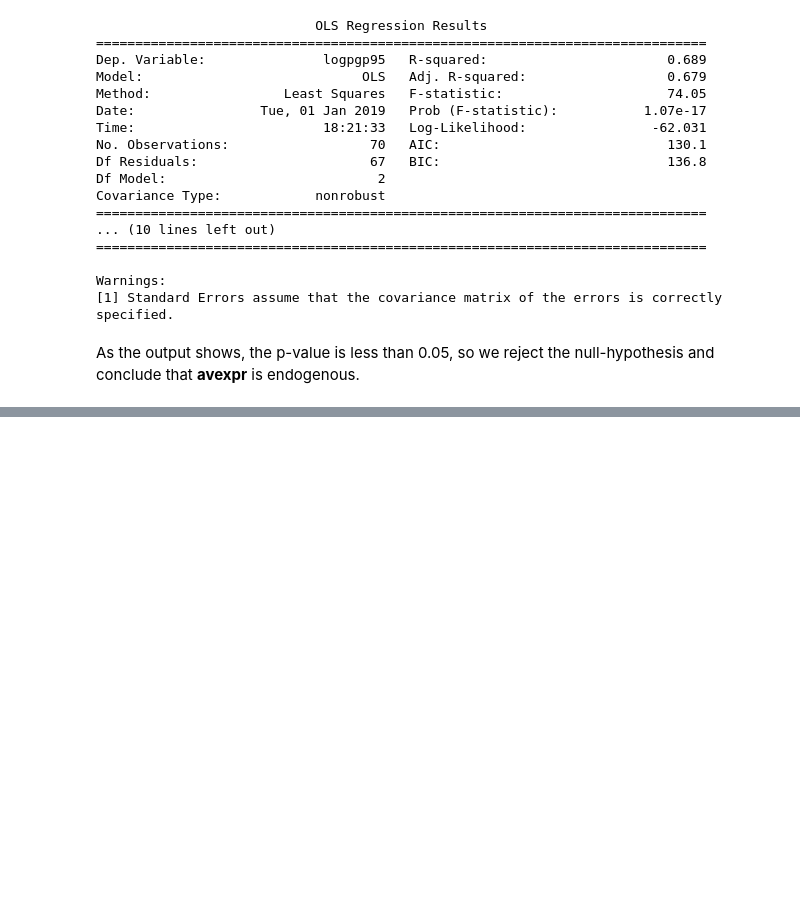
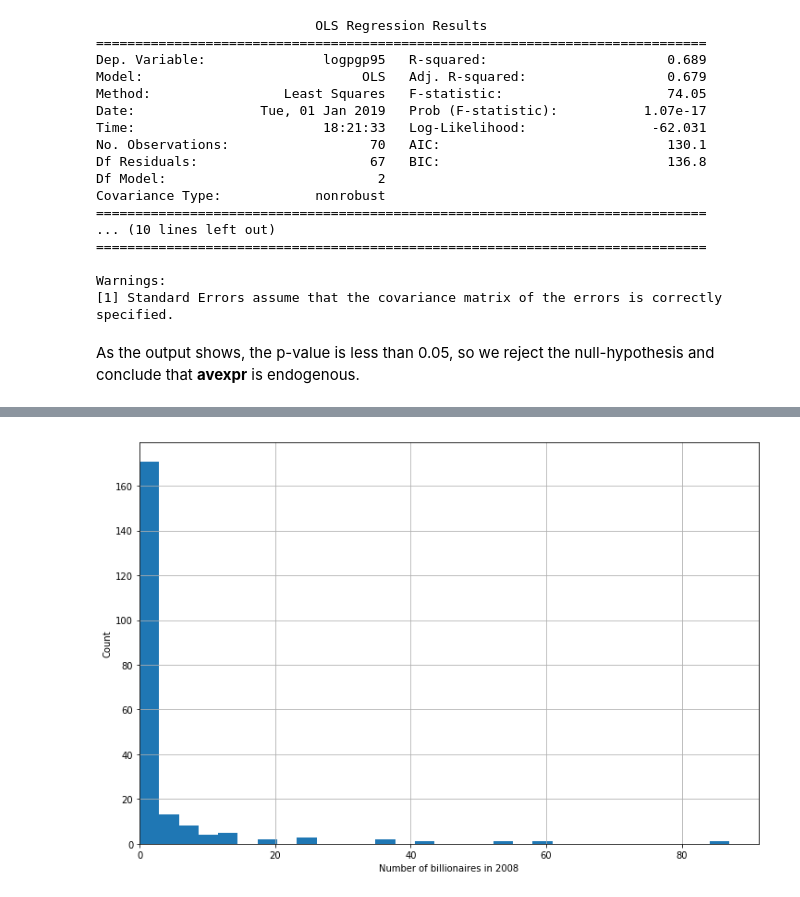
Before and after one commit to PanPip/QuantEcon_Tasks, a Jupyter notebook: Data_and_empirics.ipynb, the cells around one changed output, grey strips where cells are left out. Drawn from its saved outputs; the diff is of its cells as text; code cells hidden in the pictures; blank space fills up the shorter version.

```diff
--- a/Data_and_empirics.ipynb
+++ b/Data_and_empirics.ipynb
@@ -1273,0 +1310,9 @@ for i,el in enumerate(β):
+# %%
+#Loading the data
+
+import pandas as pd
+pd.options.display.max_columns = 10
+
+# Load in data and view
+df = pd.read_stata('https://github.com/QuantEcon/QuantEcon.lectures.code/raw/master/mle/fp.dta')
+df.head()
@@ -1273,0 +1327,15 @@ for i,el in enumerate(β):
+# %%
+#Distribution per country
+
+numbil0_2008 = df[(df['year'] == 2008) & (
+    df['country'] != 'United States')].loc[:, 'numbil0']
+
+plt.subplots(figsize=(12, 8))
+plt.hist(numbil0_2008, bins=30)
+plt.xlim(xmin=0)
+plt.grid()
+plt.xlabel('Number of billionaires in 2008')
+plt.ylabel('Count')
+plt.show()
+# %% [output]
+[figure, added]
```
Also changed, not shown: parts of 9 cells of this notebook, 1 other file.
